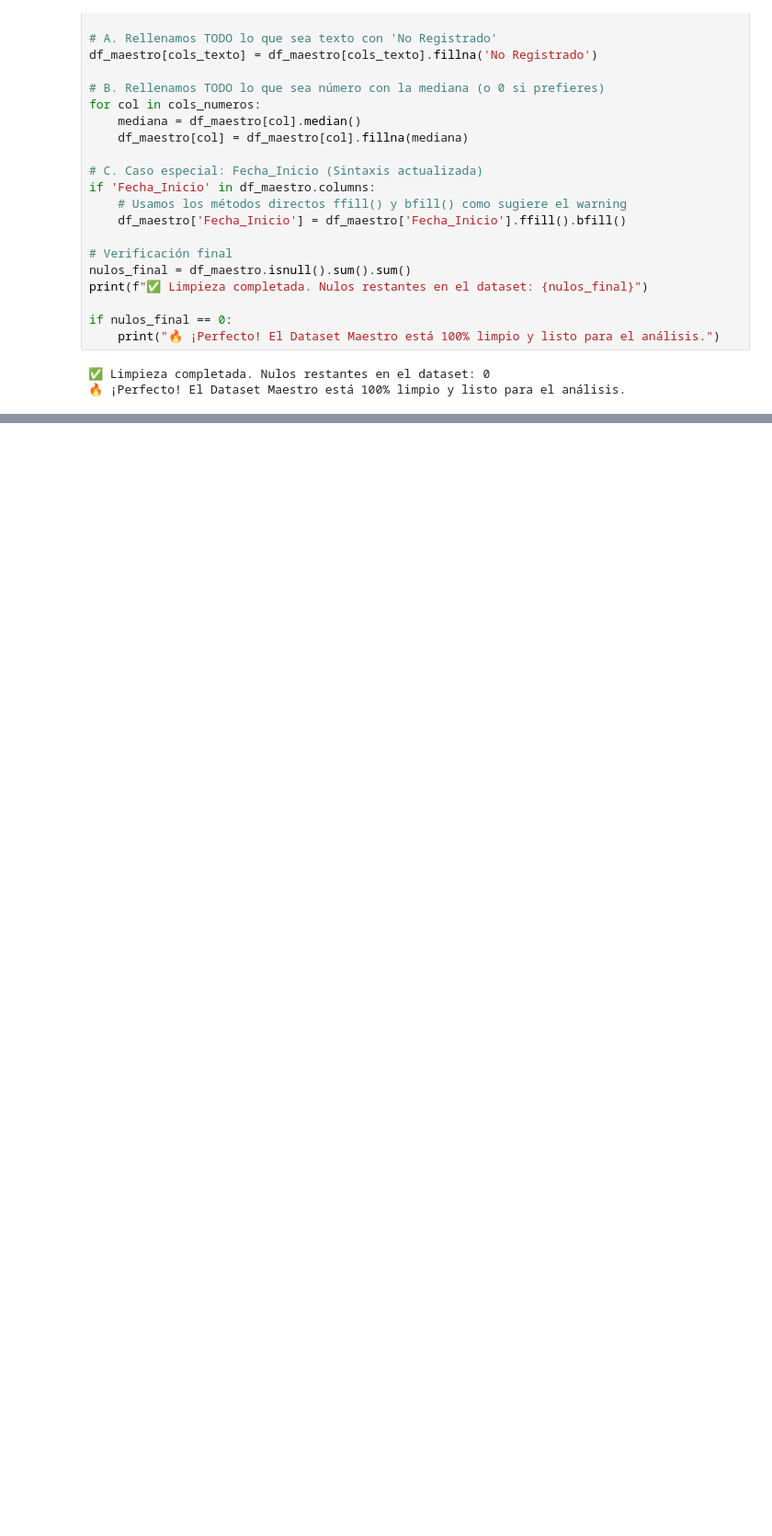
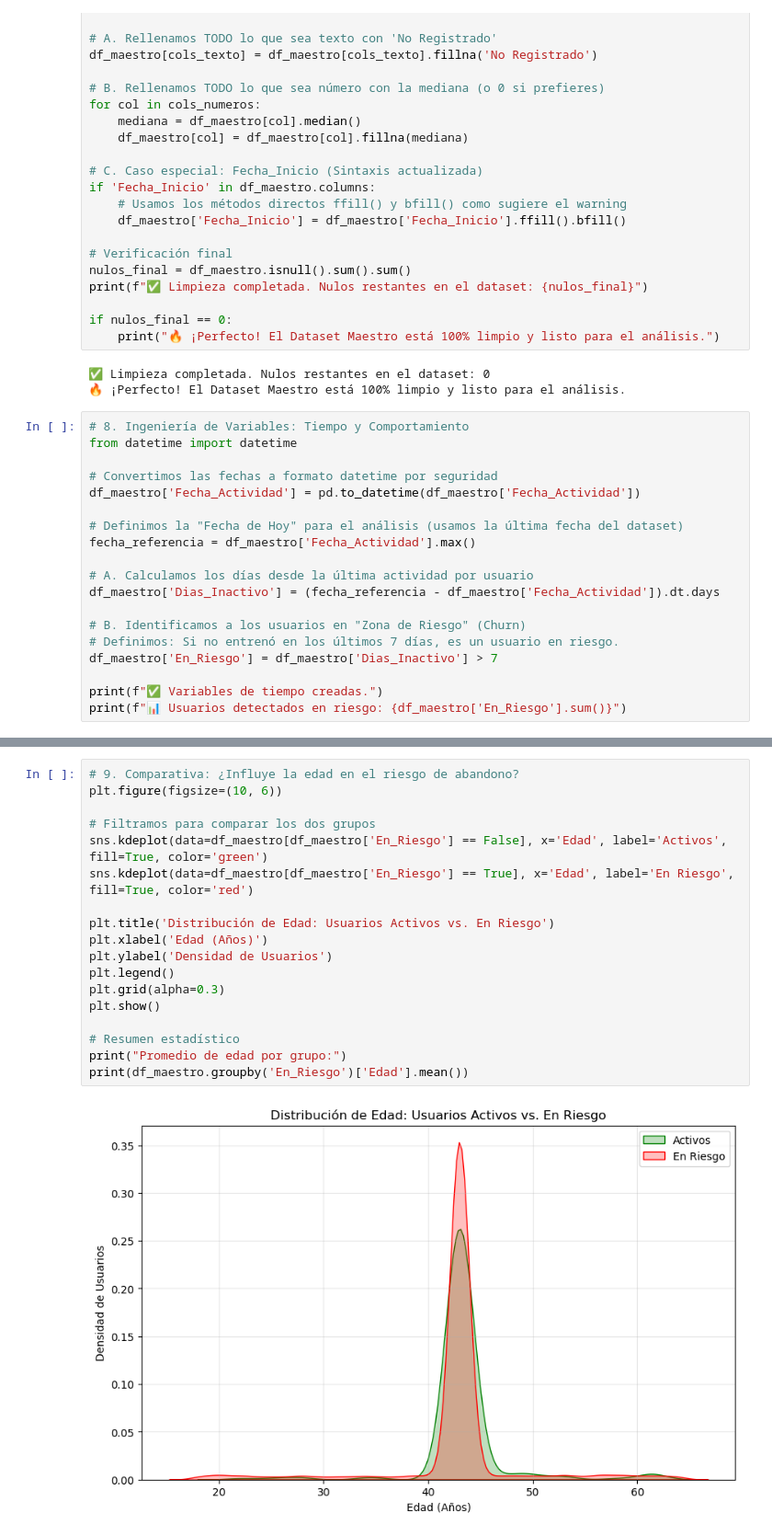
Before and after one commit to lgavegno/proyecto-fitNess-retencion, a Jupyter notebook: 02_limpieza_ETL_unificacion.ipynb, the cells around one changed output, grey strips where cells are left out. Shown at 92% size. Drawn from its saved outputs; the diff is of its cells as text; blank space fills up the shorter version.

```diff
--- a/02_limpieza_ETL_unificacion.ipynb
+++ b/02_limpieza_ETL_unificacion.ipynb
@@ -174,3 +174,22 @@ if nulos_final == 0:
 # %% [output]
 ✅ Limpieza completada. Nulos restantes en el dataset: 0
 🔥 ¡Perfecto! El Dataset Maestro está 100% limpio y listo para el análisis.
+# %%
+# 8. Ingeniería de Variables: Tiempo y Comportamiento
+from datetime import datetime
+
+# Convertimos las fechas a formato datetime por seguridad
+df_maestro['Fecha_Actividad'] = pd.to_datetime(df_maestro['Fecha_Actividad'])
+
+# Definimos la "Fecha de Hoy" para el análisis (usamos la última fecha del dataset)
+fecha_referencia = df_maestro['Fecha_Actividad'].max()
+
+# A. Calculamos los días desde la última actividad por usuario
+df_maestro['Dias_Inactivo'] = (fecha_referencia - df_maestro['Fecha_Actividad']).dt.days
+
+# B. Identificamos a los usuarios en "Zona de Riesgo" (Churn)
+# Definimos: Si no entrenó en los últimos 7 días, es un usuario en riesgo.
+df_maestro['En_Riesgo'] = df_maestro['Dias_Inactivo'] > 7
+
+print(f"✅ Variables de tiempo creadas.")
+print(f"📊 Usuarios detectados en riesgo: {df_maestro['En_Riesgo'].sum()}")
@@ -176,0 +199,20 @@ if nulos_final == 0:
+# %%
+# 9. Comparativa: ¿Influye la edad en el riesgo de abandono?
+plt.figure(figsize=(10, 6))
+
+# Filtramos para comparar los dos grupos
+sns.kdeplot(data=df_maestro[df_maestro['En_Riesgo'] == False], x='Edad', label='Activos', fill=True, color='green')
+sns.kdeplot(data=df_maestro[df_maestro['En_Riesgo'] == True], x='Edad', label='En Riesgo', fill=True, color='red')
+
+plt.title('Distribución de Edad: Usuarios Activos vs. En Riesgo')
+plt.xlabel('Edad (Años)')
+plt.ylabel('Densidad de Usuarios')
+plt.legend()
+plt.grid(alpha=0.3)
+plt.show()
+
+# Resumen estadístico
+print("Promedio de edad por grupo:")
+print(df_maestro.groupby('En_Riesgo')['Edad'].mean())
+# %% [output]
+[figure, added]
```
Also changed, not shown: parts of 6 cells of this notebook.
